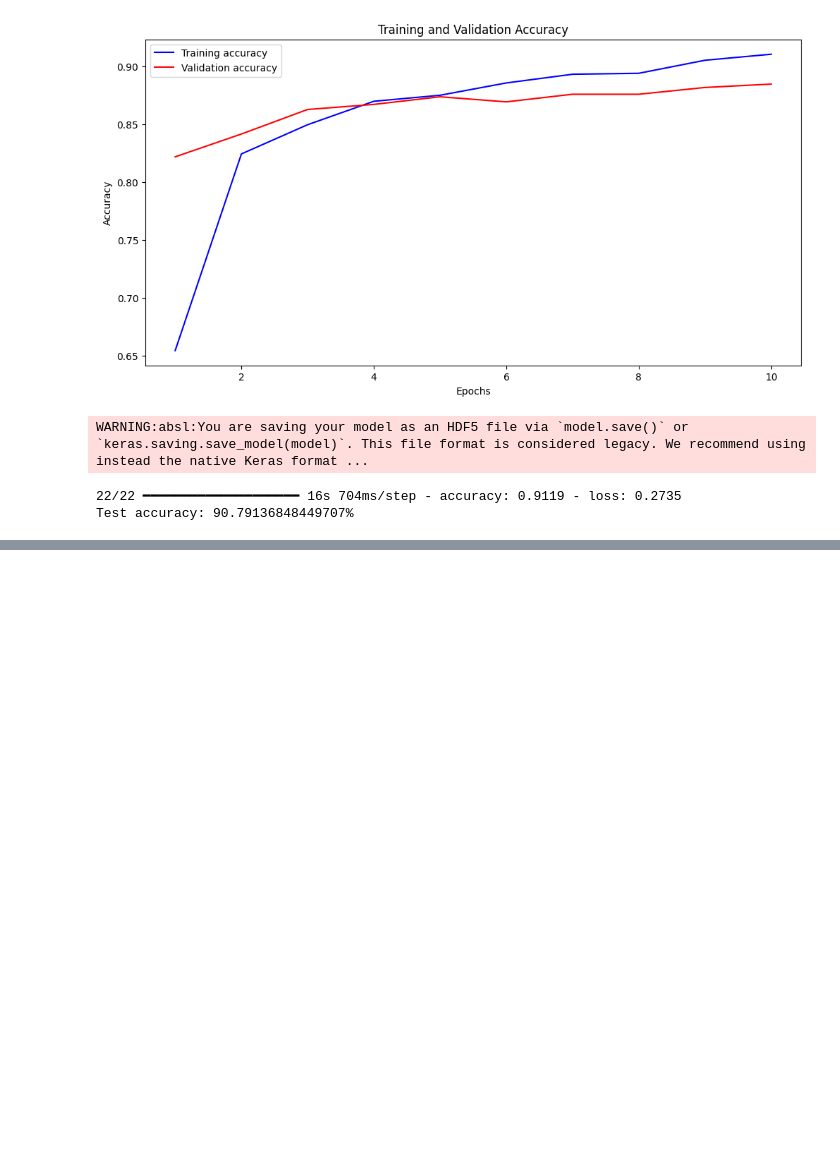
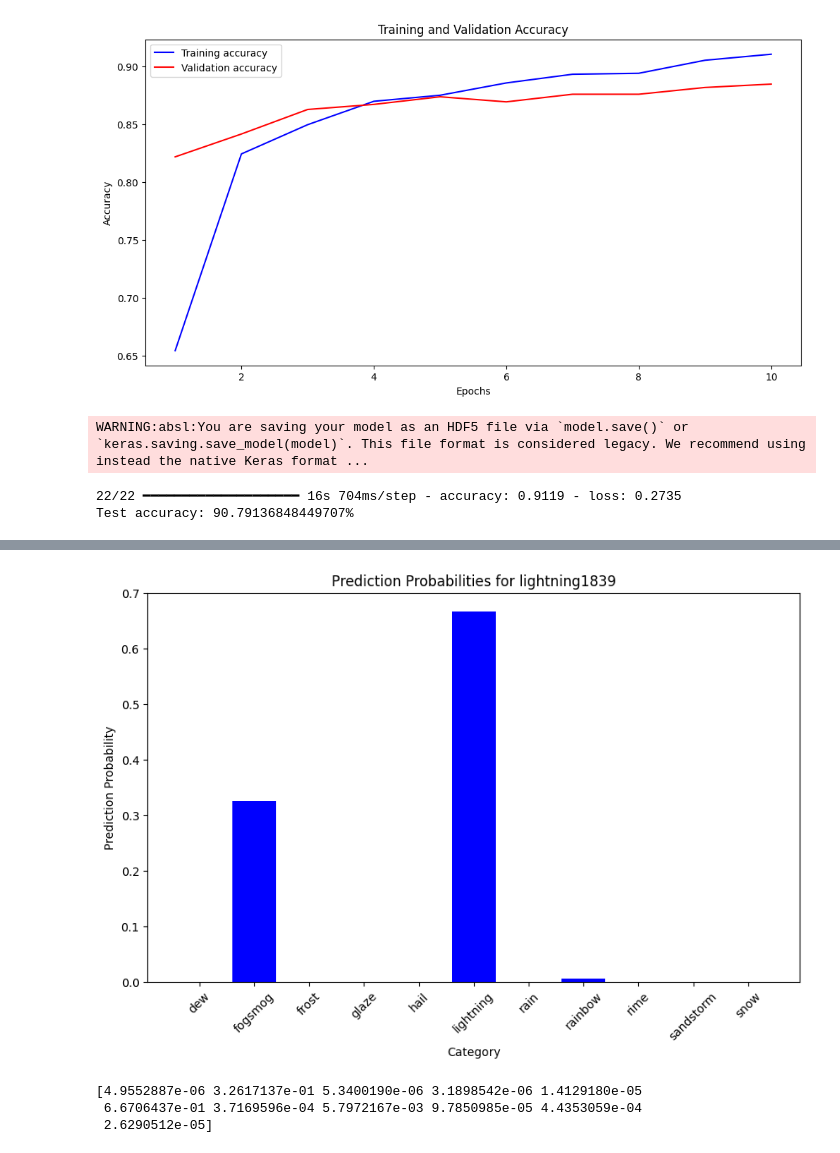
Before and after one commit to XingruiRicky/imageClassification, a Jupyter notebook: imageClassification.ipynb, the cells around one changed output, grey strips where cells are left out. Cells and saved outputs as stored; diff of their text form; code cells hidden in the pictures; blank space fills up the shorter version.

Commit message:
add data visulization

```diff
--- a/imageClassification.ipynb
+++ b/imageClassification.ipynb
@@ -120,0 +128,11 @@ Test accuracy: 90.79136848449707%
+# %%
+# 加载训练时使用的 ImageDataGenerator
+train_datagen = ImageDataGenerator(preprocessing_function=preprocess_input)
+train_generator = train_datagen.flow_from_directory(
+    'dataset/train',
+    target_size=(224, 224),
+    batch_size=32,
+    class_mode='categorical')
+
+# 获取类别标签
+class_labels = list(train_generator.class_indices.keys())
@@ -120,0 +214,21 @@ Test accuracy: 90.79136848449707%
+# %%
+# 用于 "lightning1839.jpg" 的预测结果
+plt.figure(figsize=(10, 6))
+plt.bar(class_labels, lightning_predictions, color='blue')
+plt.xlabel('Category')
+plt.ylabel('Prediction Probability')
+plt.title('Prediction Probabilities for lightning1839')
+# 在每个柱子上添加概率值
+# for bar in bars:
+#     height = bar.get_height()  # 获取柱子的高度（概率值）
+#     plt.text(bar.get_x() + bar.get_width() / 2, height, f'{height:.2f}',
+#              ha='center', va='bottom')
+plt.xticks(rotation=45)
+plt.show()
+
+print(lightning_predictions)
+# %% [output]
+[figure, added]
+[4.9552887e-06 3.2617137e-01 5.3400190e-06 3.1898542e-06 1.4129180e-05
+ 6.6706437e-01 3.7169596e-04 5.7972167e-03 9.7850985e-05 4.4353059e-04
+ 2.6290512e-05]
```
Also changed, not shown: parts of 9 cells of this notebook, 8 other files.
